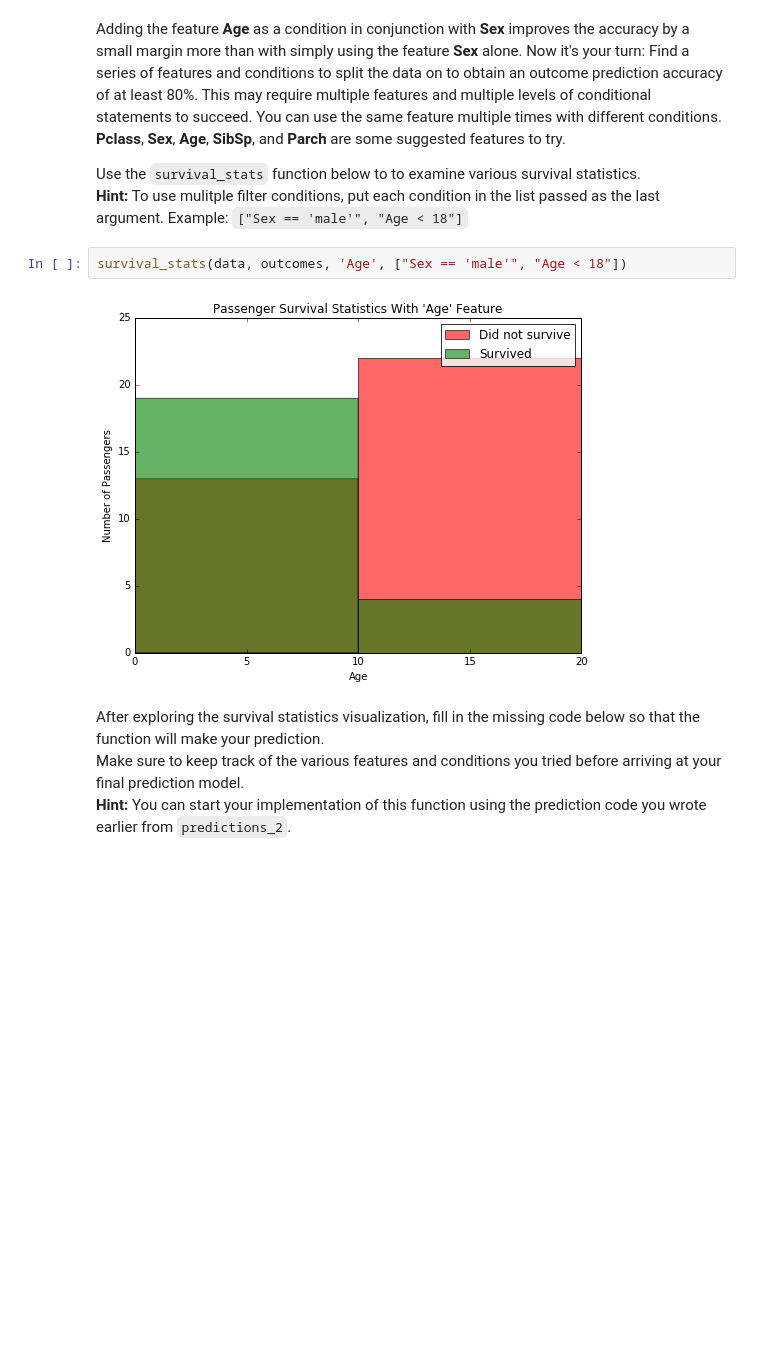
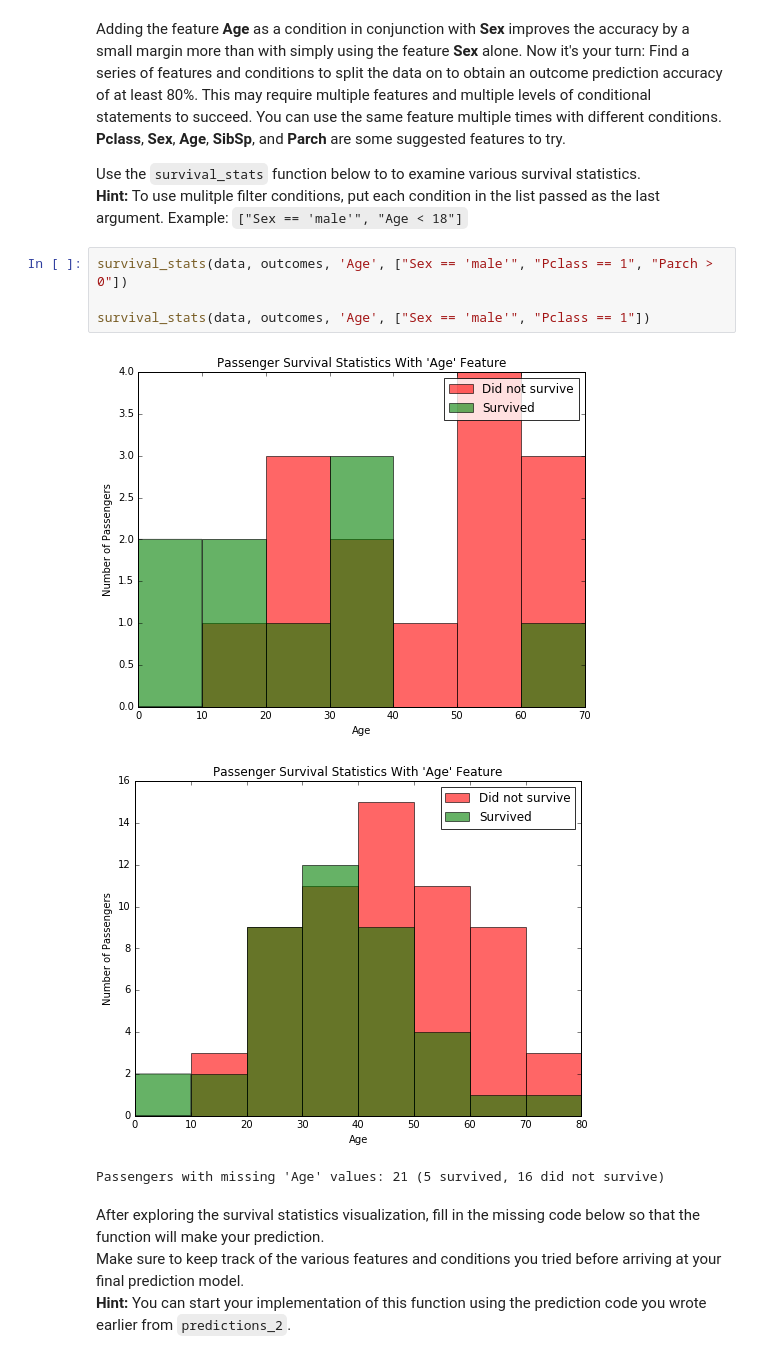
Before and after one commit to davestroud/Titanic_Survival, a Jupyter notebook: Titanic_Survival_Exploration.ipynb, the cells around one changed output. Saved outputs shown, nothing was run; the diff lists cells and outputs as text; blank space fills up the shorter version.

Commit message:
add model data with multiple features

```diff
--- a/Titanic_Survival_Exploration.ipynb
+++ b/Titanic_Survival_Exploration.ipynb
@@ -205,9 +202,13 @@ Adding the feature **Age** as a condition in conjunction with **Sex** improves t
 Use the `survival_stats` function below to to examine various survival statistics.
 **Hint:** To use mulitple filter conditions, put each condition in the list passed as the last argument. Example: `["Sex == 'male'", "Age < 18"]`
 # %%
-survival_stats(data, outcomes, 'Age', ["Sex == 'male'", "Age < 18"])
+survival_stats(data, outcomes, 'Age', ["Sex == 'male'", "Pclass == 1", "Parch > 0"])
+
+survival_stats(data, outcomes, 'Age', ["Sex == 'male'", "Pclass == 1"])
 # %% [output]
-[figure, old version]
+[figure, new version]
+[figure, added]
+Passengers with missing 'Age' values: 21 (5 survived, 16 did not survive)
 # %% [markdown]
 After exploring the survival statistics visualization, fill in the missing code below so that the function will make your prediction.
 Make sure to keep track of the various features and conditions you tried before arriving at your final prediction model.
```
Also changed, not shown: parts of 5 cells of this notebook.
